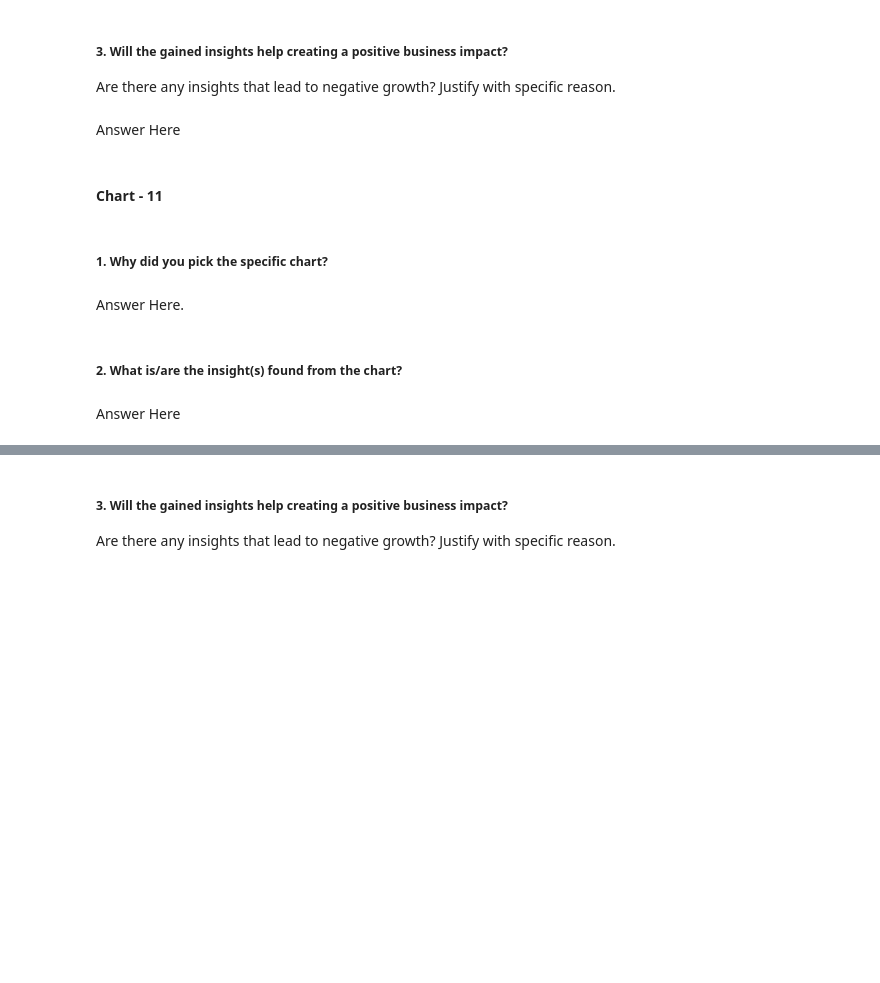
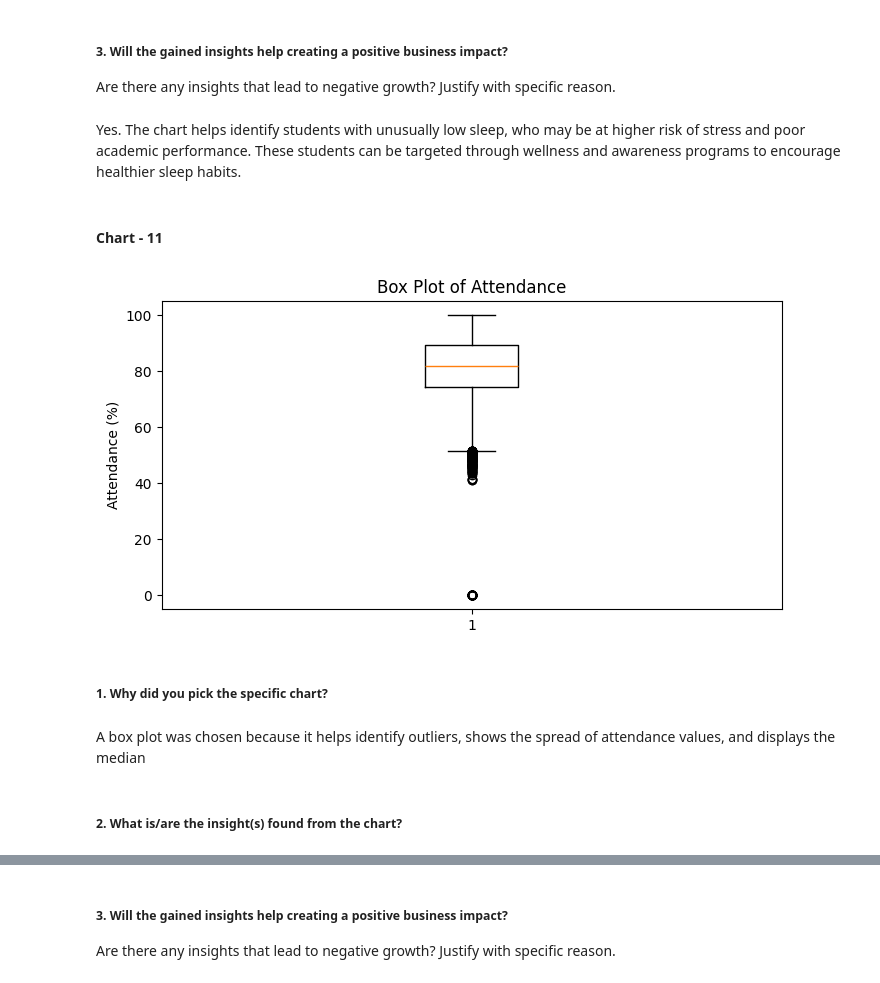
Before and after one commit to Bhuvneshwari19/student-lifestyle-stress-prediction, a Jupyter notebook: student_lifestyle_stress_prediction.ipynb, the cells around one changed output, grey strips where cells are left out. Cells and saved outputs as stored; diff of their text form; code cells hidden in the pictures; blank space fills up the shorter version.

```diff
--- a/student_lifestyle_stress_prediction.ipynb
+++ b/student_lifestyle_stress_prediction.ipynb
@@ -616,7 +629,7 @@ Answer Here
 # %% [markdown]
 ##### 3. Will the gained insights help creating a positive business impact?
 Are there any insights that lead to negative growth? Justify with specific reason.
-# %% [markdown]
-Answer Here
+# %% [markdown]
+Yes. The chart helps identify students with unusually low sleep, who may be at higher risk of stress and poor academic performance. These students can be targeted through wellness and awareness programs to encourage healthier sleep habits.
 # %% [markdown]
 #### Chart - 11
@@ -625,8 +636,19 @@ Answer Here
+# %%
+# Chart - 11 visualization code
+
+# Box plot for Attendance
+plt.figure(figsize=(8,4))
+plt.boxplot(df1['Attendance'])
+# title and labels
+plt.title("Box Plot of Attendance")
+plt.ylabel("Attendance (%)")
+# Display the chart
+plt.show()
+# %% [output]
+[figure, added]
 # %% [markdown]
 ##### 1. Why did you pick the specific chart?
-# %% [markdown]
-Answer Here.
+# %% [markdown]
+A box plot was chosen because it helps identify outliers, shows the spread of attendance values, and displays the median
 # %% [markdown]
 ##### 2. What is/are the insight(s) found from the chart?
-# %% [markdown]
-Answer Here
```
Also changed, not shown: parts of 38 cells of this notebook.
